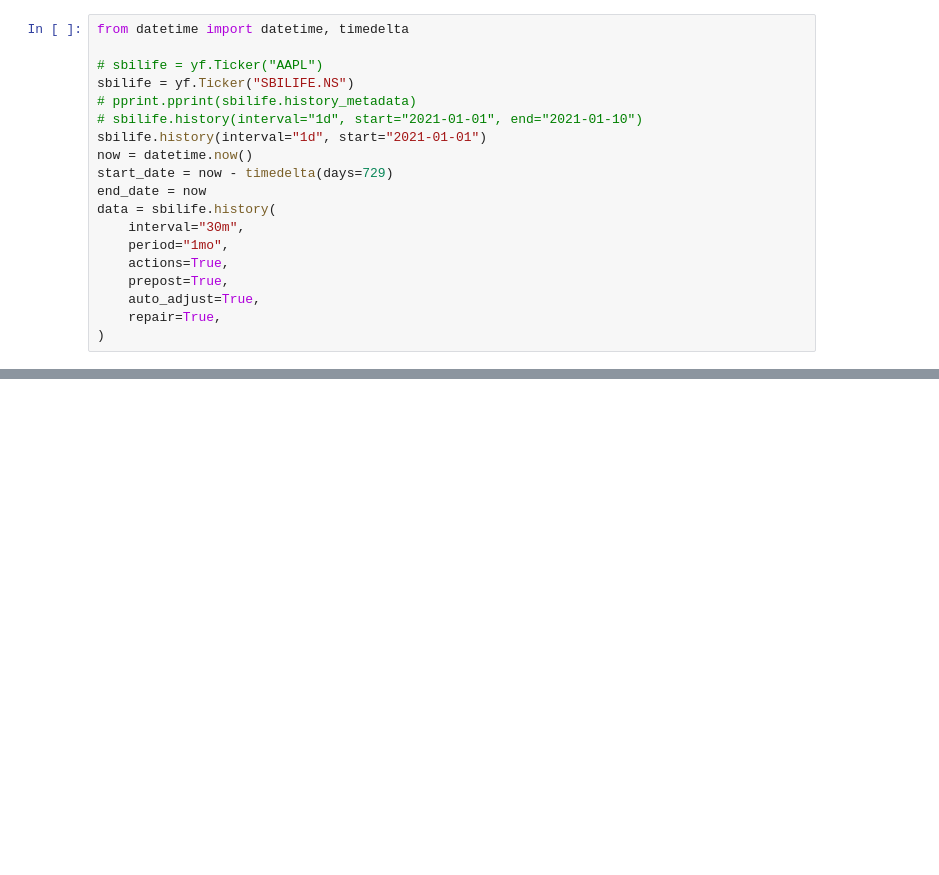
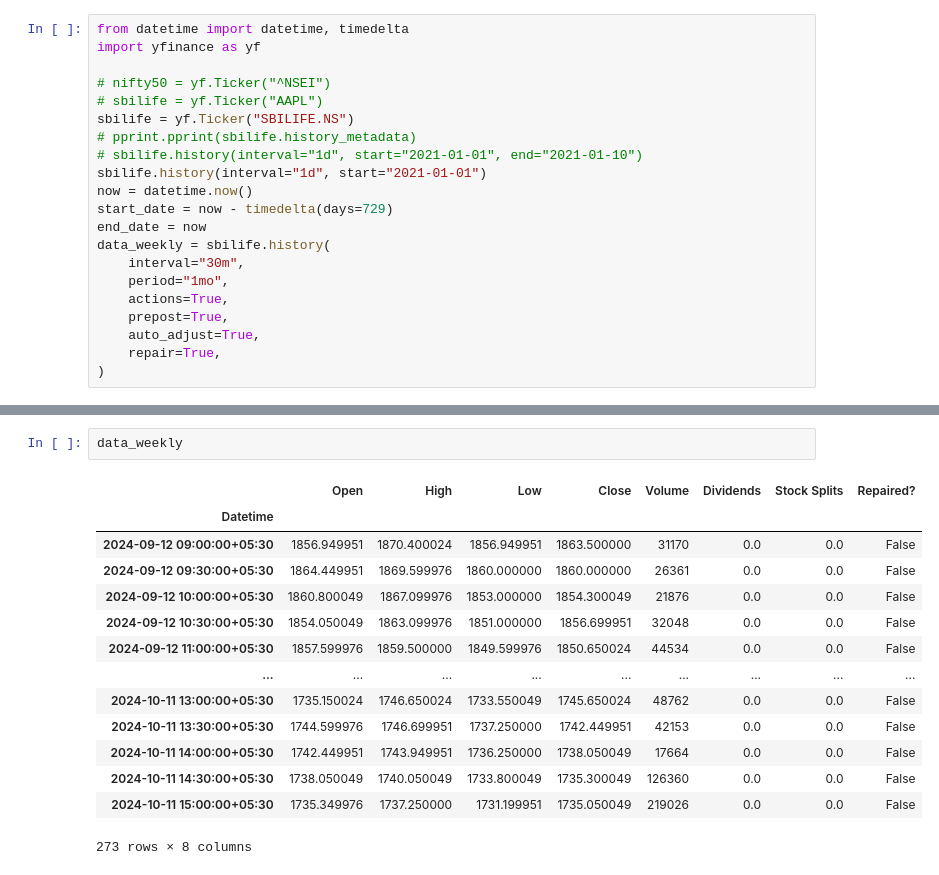
Before and after one commit to tornotron/Investment-Automation-App, a Jupyter notebook: scripts/playground.ipynb, the cells around one changed output, grey strips where cells are left out. Drawn from its saved outputs; the diff is of its cells as text; blank space fills up the shorter version.

```diff
--- a/scripts/playground.ipynb
+++ b/scripts/playground.ipynb
@@ -5,6 +1,8 @@ nifty50 = yf.Ticker("^NSEI")
 # %%
 from datetime import datetime, timedelta
+import yfinance as yf
 
+# nifty50 = yf.Ticker("^NSEI")
 # sbilife = yf.Ticker("AAPL")
 sbilife = yf.Ticker("SBILIFE.NS")
 # pprint.pprint(sbilife.history_metadata)
@@ -13,7 +11,7 @@ sbilife.history(interval="1d", start="2021-01-01")
 now = datetime.now()
 start_date = now - timedelta(days=729)
 end_date = now
-data = sbilife.history(
+data_weekly = sbilife.history(
     interval="30m",
     period="1mo",
     actions=True,
@@ -41 +22,18 @@ data
+# %%
+data_weekly
+# %% [output]
+|  | Open | High | Low | Close | Volume | Dividends | Stock Splits | Repaired? |
+| Datetime |  |  |  |  |  |  |  |  |
+| 2024-09-12 09:00:00+05:30 | 1856.949951 | 1870.400024 | 1856.949951 | 1863.500000 | 31170 | 0.0 | 0.0 | False |
+| 2024-09-12 09:30:00+05:30 | 1864.449951 | 1869.599976 | 1860.000000 | 1860.000000 | 26361 | 0.0 | 0.0 | False |
+| 2024-09-12 10:00:00+05:30 | 1860.800049 | 1867.099976 | 1853.000000 | 1854.300049 | 21876 | 0.0 | 0.0 | False |
+| 2024-09-12 10:30:00+05:30 | 1854.050049 | 1863.099976 | 1851.000000 | 1856.699951 | 32048 | 0.0 | 0.0 | False |
+| 2024-09-12 11:00:00+05:30 | 1857.599976 | 1859.500000 | 1849.599976 | 1850.650024 | 44534 | 0.0 | 0.0 | False |
+| ... | ... | ... | ... | ... | ... | ... | ... | ... |
+| 2024-10-11 13:00:00+05:30 | 1735.150024 | 1746.650024 | 1733.550049 | 1745.650024 | 48762 | 0.0 | 0.0 | False |
+| 2024-10-11 13:30:00+05:30 | 1744.599976 | 1746.699951 | 1737.250000 | 1742.449951 | 42153 | 0.0 | 0.0 | False |
+| 2024-10-11 14:00:00+05:30 | 1742.449951 | 1743.949951 | 1736.250000 | 1738.050049 | 17664 | 0.0 | 0.0 | False |
+| 2024-10-11 14:30:00+05:30 | 1738.050049 | 1740.050049 | 1733.800049 | 1735.300049 | 126360 | 0.0 | 0.0 | False |
+| 2024-10-11 15:00:00+05:30 | 1735.349976 | 1737.250000 | 1731.199951 | 1735.050049 | 219026 | 0.0 | 0.0 | False |
+273 rows × 8 columns
 # %%
```
Also changed, not shown: parts of 17 cells of this notebook, 1 other file.
